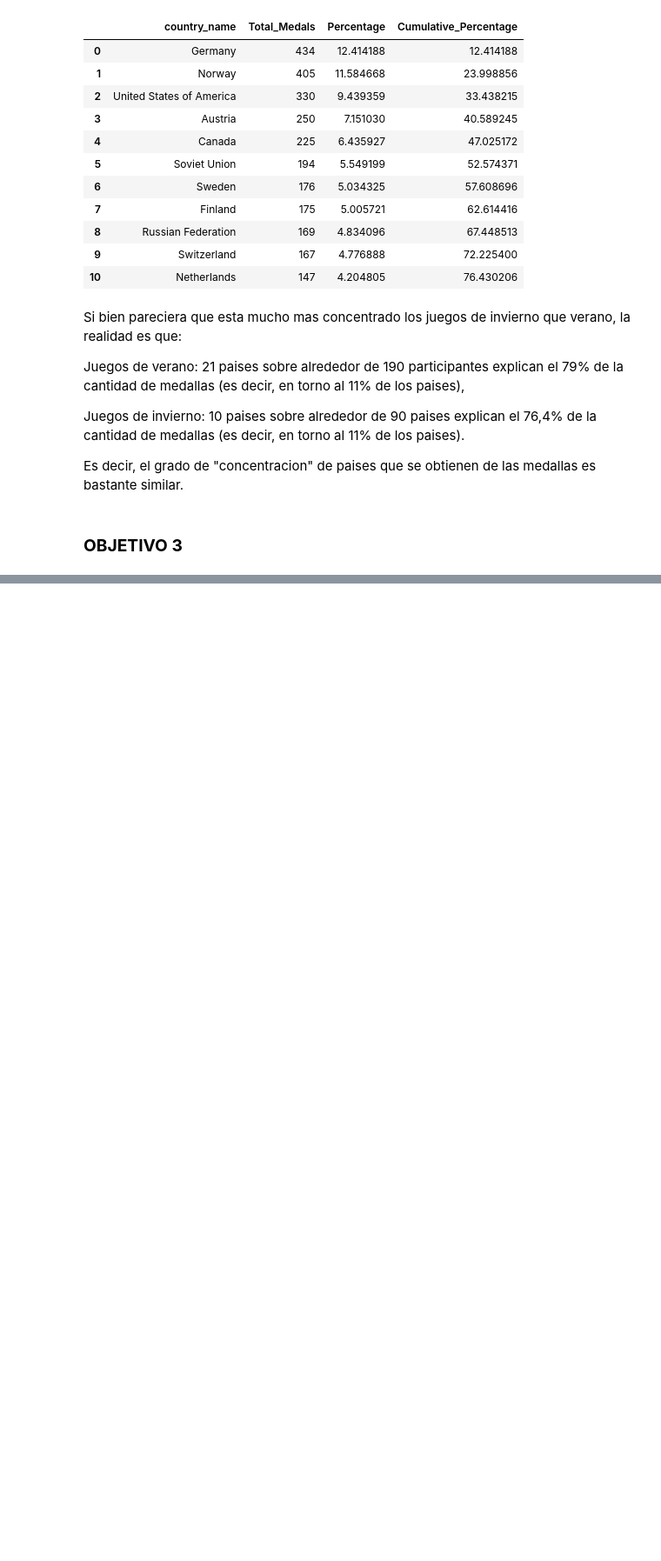
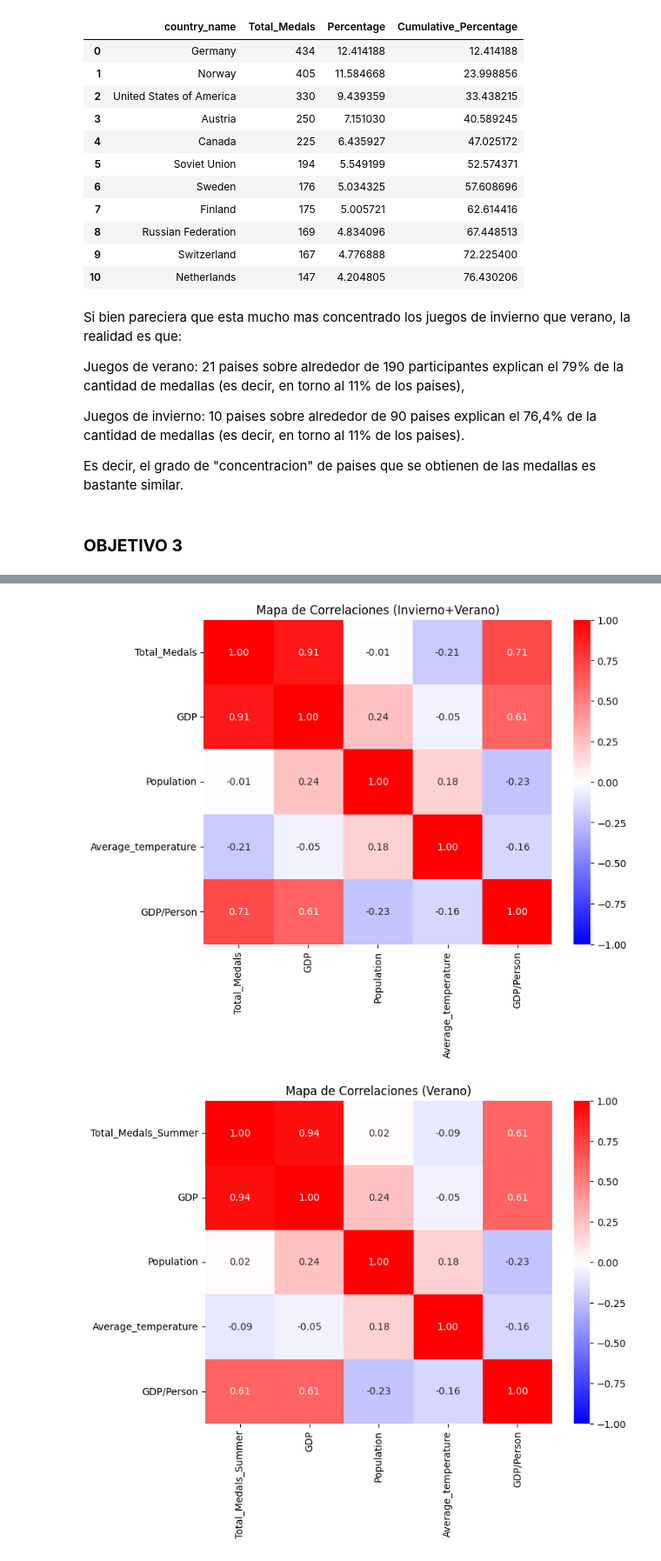
Before and after one commit to PabloMurer/Data-Science-I, a Jupyter notebook: Primera_entrega_(final).ipynb, the cells around one changed output, grey strips where cells are left out. Shown at 87% size. Saved outputs shown, nothing was run; the diff lists cells and outputs as text; code cells hidden in the pictures; blank space fills up the shorter version.

```diff
--- a/Primera_entrega_(final).ipynb
+++ b/Primera_entrega_(final).ipynb
@@ -1342,0 +1531,30 @@ Es decir, el grado de "concentracion" de paises que se obtienen de las medallas
+# %%
+import matplotlib.pyplot as plt
+import seaborn as sns
+from matplotlib.colors import LinearSegmentedColormap
+
+# Create custom diverging colormap
+colors = [(0, 'blue'), (0.5, 'white'), (1, 'red')]
+cmap_name = 'diverging_cmap'
+cmap = LinearSegmentedColormap.from_list(cmap_name, colors)
+
+# Function to create and display a heatmap
+def plot_heatmap(data, title):
+    plt.figure(figsize=(8, 6))
+    sns.heatmap(data.corr(), annot=True, cmap=cmap, vmin=-1, vmax=1, center=0, fmt=".2f")
+    plt.title(title)
+    plt.show()
+
+# Create and display the heatmaps
+plot_heatmap(merged_df[['Total_Medals', 'GDP', 'Population', 'Average_temperature', 'GDP/Person']].head(25).dropna(), 'Mapa de Correlaciones (Invierno+Verano)')
+
+print("\n\n\n") # Three empty lines
+
+plot_heatmap(merged_df[['Total_Medals_Summer', 'GDP', 'Population', 'Average_temperature', 'GDP/Person']].head(25).dropna(), 'Mapa de Correlaciones (Verano)')
+
+print("\n\n\n") # Three empty lines
+
+plot_heatmap(merged_df[['Total_Medals_Winter', 'GDP', 'Population', 'Average_temperature', 'GDP/Person']].head(25).dropna(), 'Mapa de Correlaciones (Invierno)')
+# %% [output]
+[figure, added]
+[figure, added]
```
Also changed, not shown: parts of 9 cells of this notebook.
